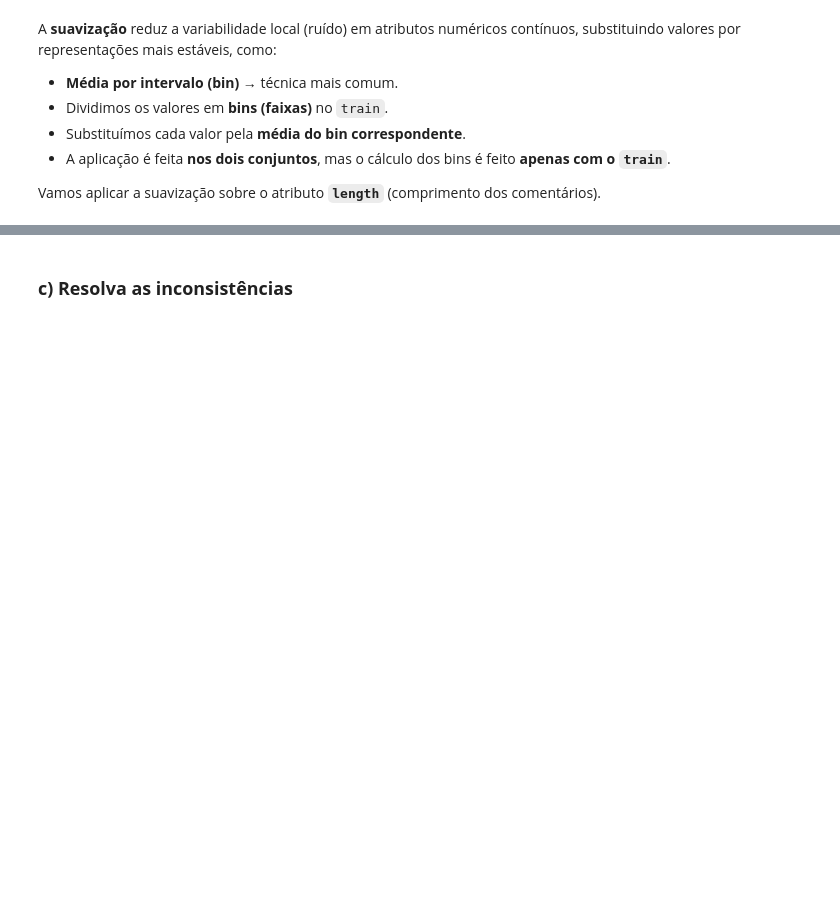
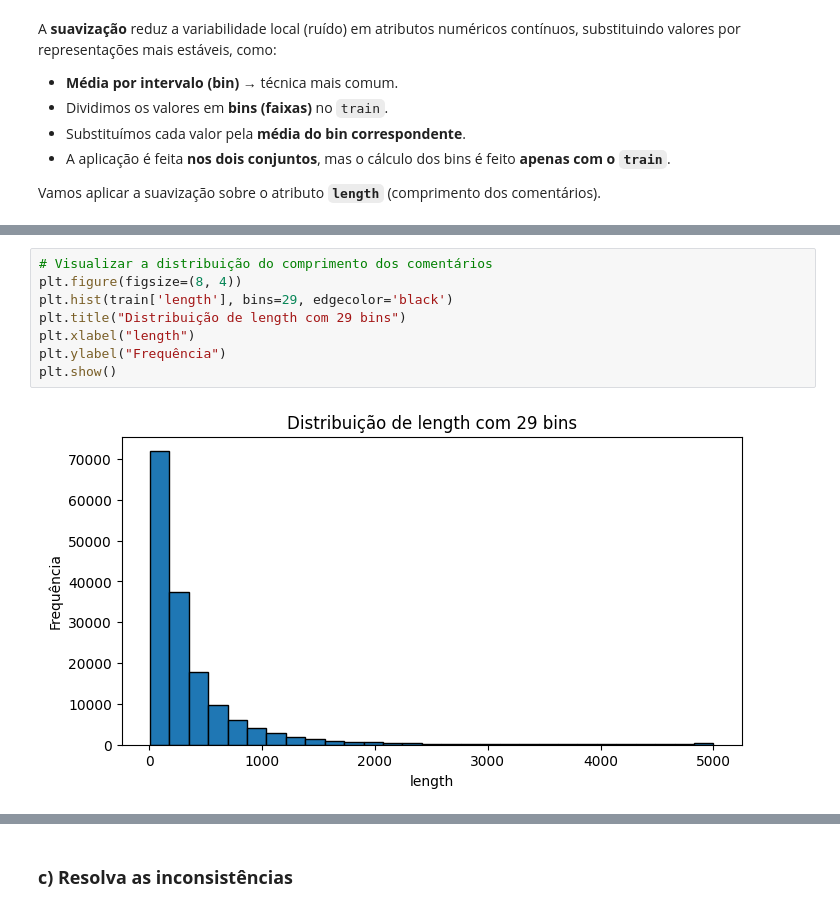
Before and after one commit to Alex300VA24/projectToxicComment, a Jupyter notebook: toxic_comments/notebooks/toxic_classification.ipynb, the cells around one changed output, grey strips where cells are left out. Drawn from its saved outputs; the diff is of its cells as text; blank space fills up the shorter version.

```diff
--- a/toxic_comments/notebooks/toxic_classification.ipynb
+++ b/toxic_comments/notebooks/toxic_classification.ipynb
@@ -491,0 +490,10 @@ Tabela test
+# %%
+# Visualizar a distribuição do comprimento dos comentários
+plt.figure(figsize=(8, 4))
+plt.hist(train['length'], bins=29, edgecolor='black')
+plt.title("Distribuição de length com 29 bins")
+plt.xlabel("length")
+plt.ylabel("Frequência")
+plt.show()
+# %% [output]
+[figure, added]
```
Also changed, not shown: parts of 3 cells of this notebook.
